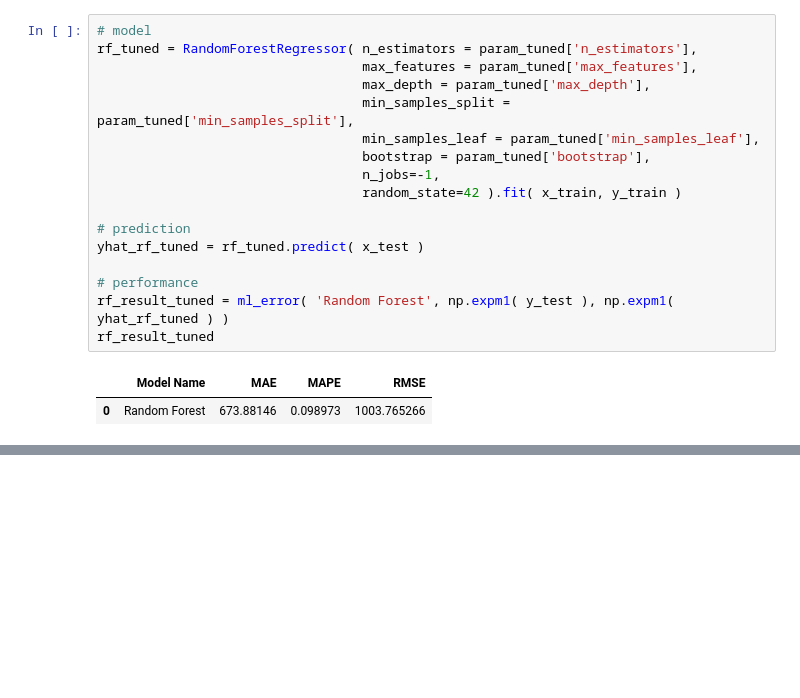
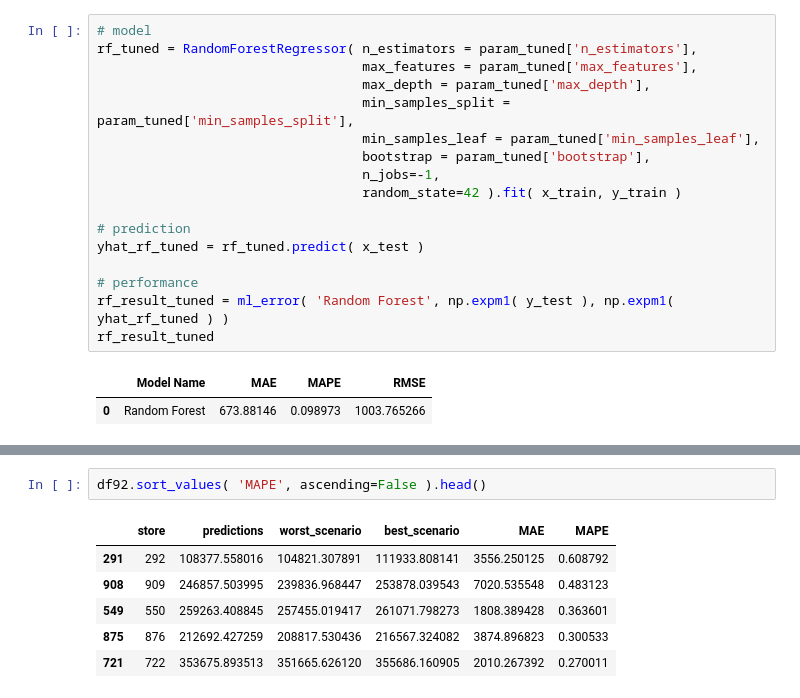
Before and after one commit to endhel/Rossmann-Store-Sales-Forecasting, a Jupyter notebook: store_sales_prediction.ipynb, the cells around one changed output, grey strips where cells are left out. Saved outputs shown, nothing was run; the diff lists cells and outputs as text; blank space fills up the shorter version.

```diff
--- a/store_sales_prediction.ipynb
+++ b/store_sales_prediction.ipynb
@@ -1144,0 +1193,9 @@ pickle.dump( rf_tuned, open('C:/Users/endhe/repos/Rossmann-Store-Sales-Forecasti
+# %%
+df92.sort_values( 'MAPE', ascending=False ).head()
+# %% [output]
+|  | store | predictions | worst_scenario | best_scenario | MAE | MAPE |
+| 291 | 292 | 108377.558016 | 104821.307891 | 111933.808141 | 3556.250125 | 0.608792 |
+| 908 | 909 | 246857.503995 | 239836.968447 | 253878.039543 | 7020.535548 | 0.483123 |
+| 549 | 550 | 259263.408845 | 257455.019417 | 261071.798273 | 1808.389428 | 0.363601 |
+| 875 | 876 | 212692.427259 | 208817.530436 | 216567.324082 | 3874.896823 | 0.300533 |
+| 721 | 722 | 353675.893513 | 351665.626120 | 355686.160905 | 2010.267392 | 0.270011 |
```
Also changed, not shown: parts of 18 cells of this notebook.
